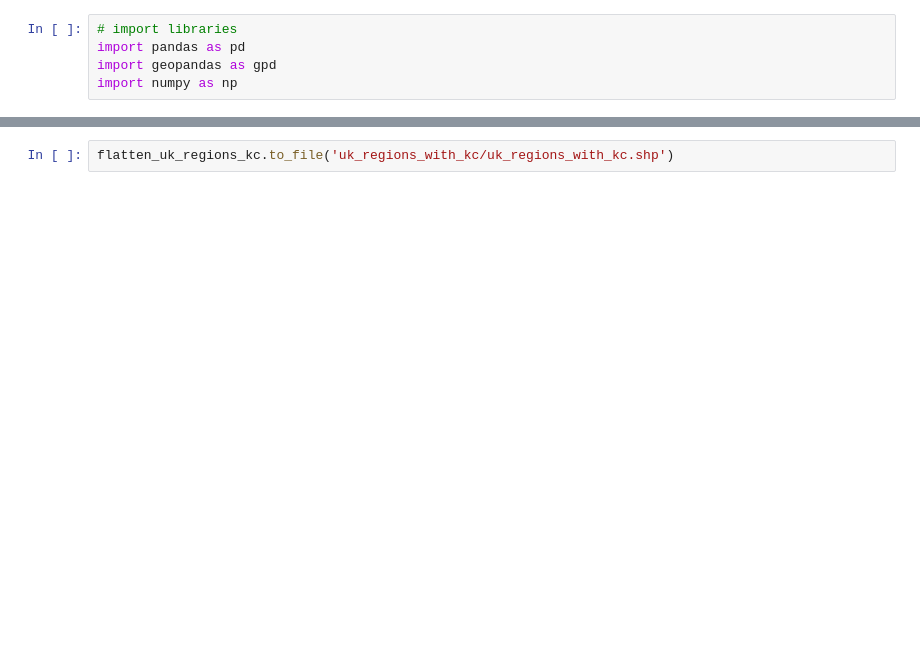
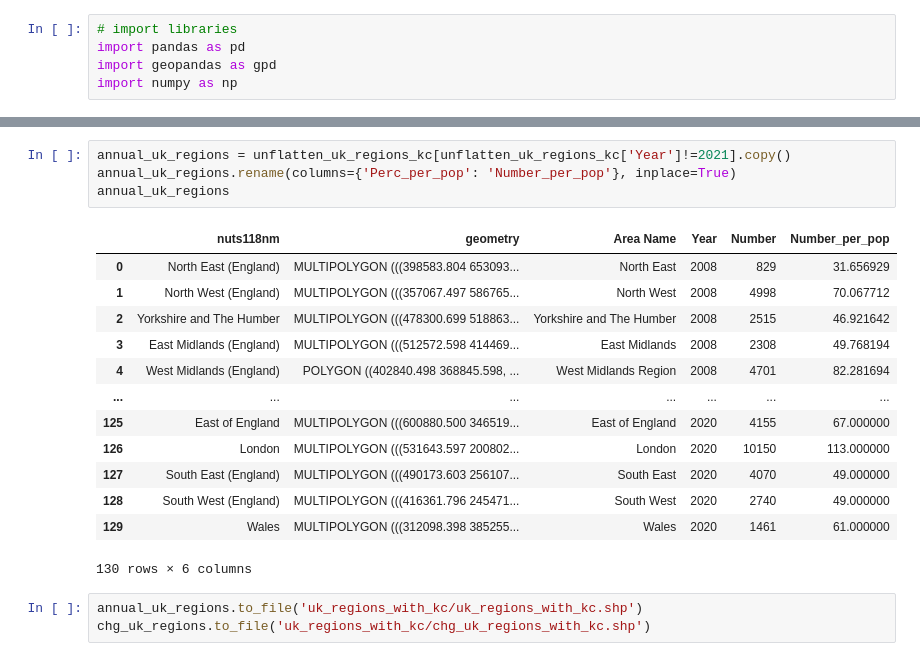
Before and after one commit to yulun-cd/TSD-group-proj, a Jupyter notebook: workbook.ipynb, the cells around one changed output, grey strips where cells are left out. Saved outputs shown, nothing was run; the diff lists cells and outputs as text; blank space fills up the shorter version.

```diff
--- a/workbook.ipynb
+++ b/workbook.ipynb
@@ -106,3 +359,22 @@ flatten_uk_regions_kc.dtypes
+# %%
+annual_uk_regions = unflatten_uk_regions_kc[unflatten_uk_regions_kc['Year']!=2021].copy()
+annual_uk_regions.rename(columns={'Perc_per_pop': 'Number_per_pop'}, inplace=True)
+annual_uk_regions
+# %% [output]
+|  | nuts118nm | geometry | Area Name | Year | Number | Number_per_pop |
+| 0 | North East (England) | MULTIPOLYGON (((398583.804 653093... | North East | 2008 | 829 | 31.656929 |
+| 1 | North West (England) | MULTIPOLYGON (((357067.497 586765... | North West | 2008 | 4998 | 70.067712 |
+| 2 | Yorkshire and The Humber | MULTIPOLYGON (((478300.699 518863... | Yorkshire and The Humber | 2008 | 2515 | 46.921642 |
+| 3 | East Midlands (England) | MULTIPOLYGON (((512572.598 414469... | East Midlands | 2008 | 2308 | 49.768194 |
+| 4 | West Midlands (England) | POLYGON ((402840.498 368845.598, ... | West Midlands Region | 2008 | 4701 | 82.281694 |
+| ... | ... | ... | ... | ... | ... | ... |
+| 125 | East of England | MULTIPOLYGON (((600880.500 346519... | East of England | 2020 | 4155 | 67.000000 |
+| 126 | London | MULTIPOLYGON (((531643.597 200802... | London | 2020 | 10150 | 113.000000 |
+| 127 | South East (England) | MULTIPOLYGON (((490173.603 256107... | South East | 2020 | 4070 | 49.000000 |
+| 128 | South West (England) | MULTIPOLYGON (((416361.796 245471... | South West | 2020 | 2740 | 49.000000 |
+| 129 | Wales | MULTIPOLYGON (((312098.398 385255... | Wales | 2020 | 1461 | 61.000000 |
+130 rows × 6 columns
 # %%
-flatten_uk_regions_kc.to_file('uk_regions_with_kc/uk_regions_with_kc.shp')
+annual_uk_regions.to_file('uk_regions_with_kc/uk_regions_with_kc.shp')
+chg_uk_regions.to_file('uk_regions_with_kc/chg_uk_regions_with_kc.shp')
 # %%
```
Also changed, not shown: parts of 44 cells of this notebook.
